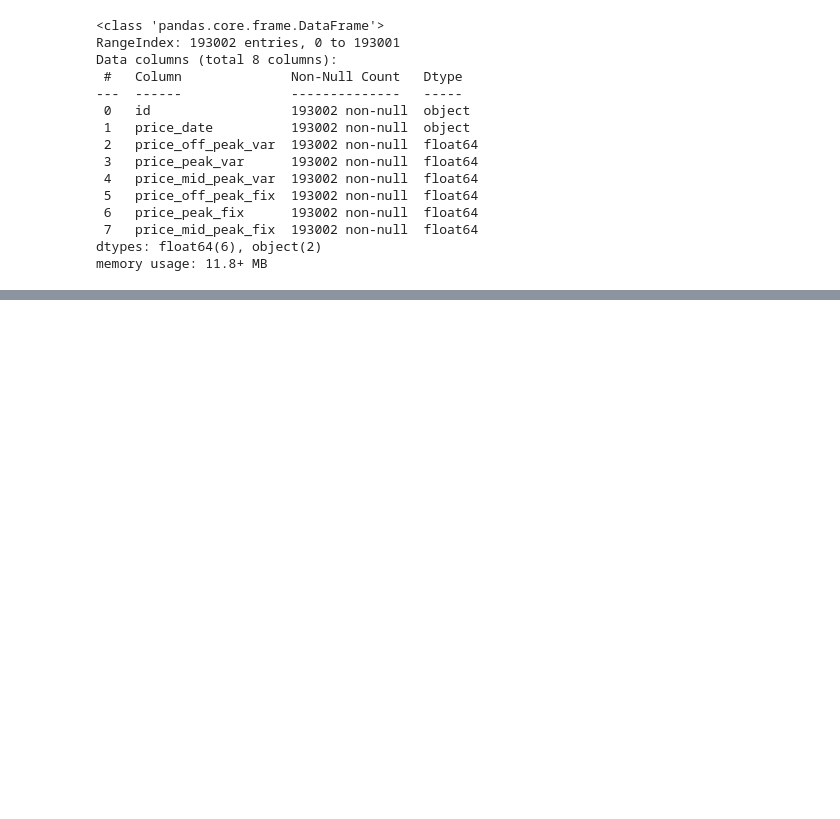
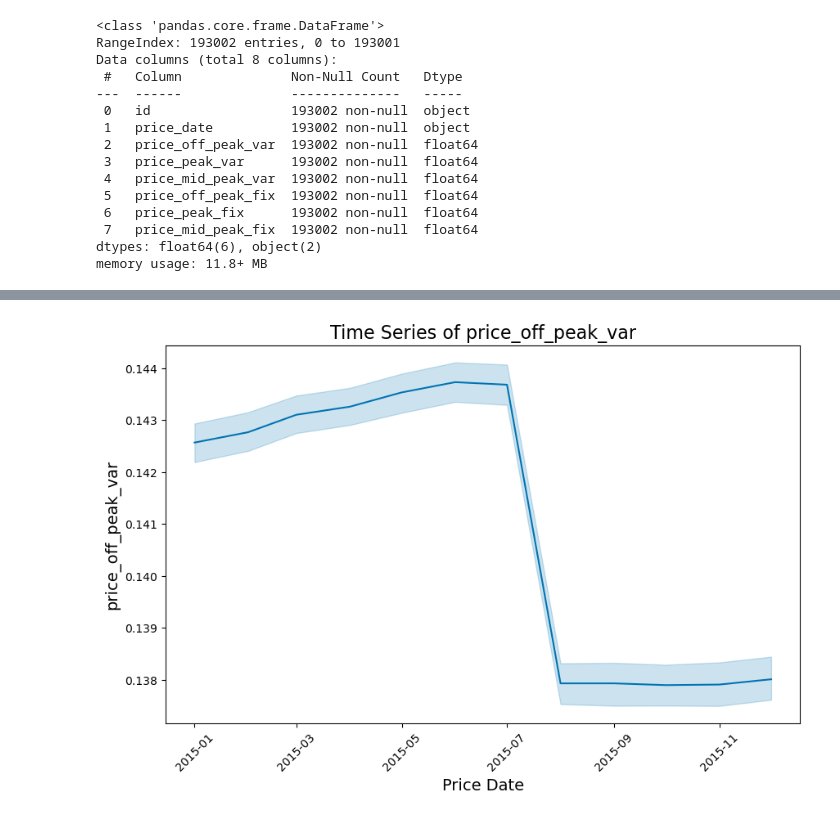
Before and after one commit to RichelCode/BCG-Virtual-Internship, a Jupyter notebook: Richel_Virtual_internship.ipynb, the cells around one changed output, grey strips where cells are left out. Cells and saved outputs as stored; diff of their text form; code cells hidden in the pictures; blank space fills up the shorter version.

```diff
--- a/Richel_Virtual_internship.ipynb
+++ b/Richel_Virtual_internship.ipynb
@@ -519,0 +540,11 @@ memory usage: 11.8+ MB
+# %%
+# Plotting time series for 'price_off_peak_var'
+plt.figure(figsize=(10, 6))
+sns.lineplot(x=df_1['price_date'], y=df_1['price_off_peak_var'])
+plt.title('Time Series of price_off_peak_var', fontsize=16)
+plt.xlabel('Price Date', fontsize=14)
+plt.ylabel('price_off_peak_var', fontsize=14)
+plt.xticks(rotation=45)
+plt.show()
+# %% [output]
+[figure, added]
```
Also changed, not shown: parts of 3 cells of this notebook.
